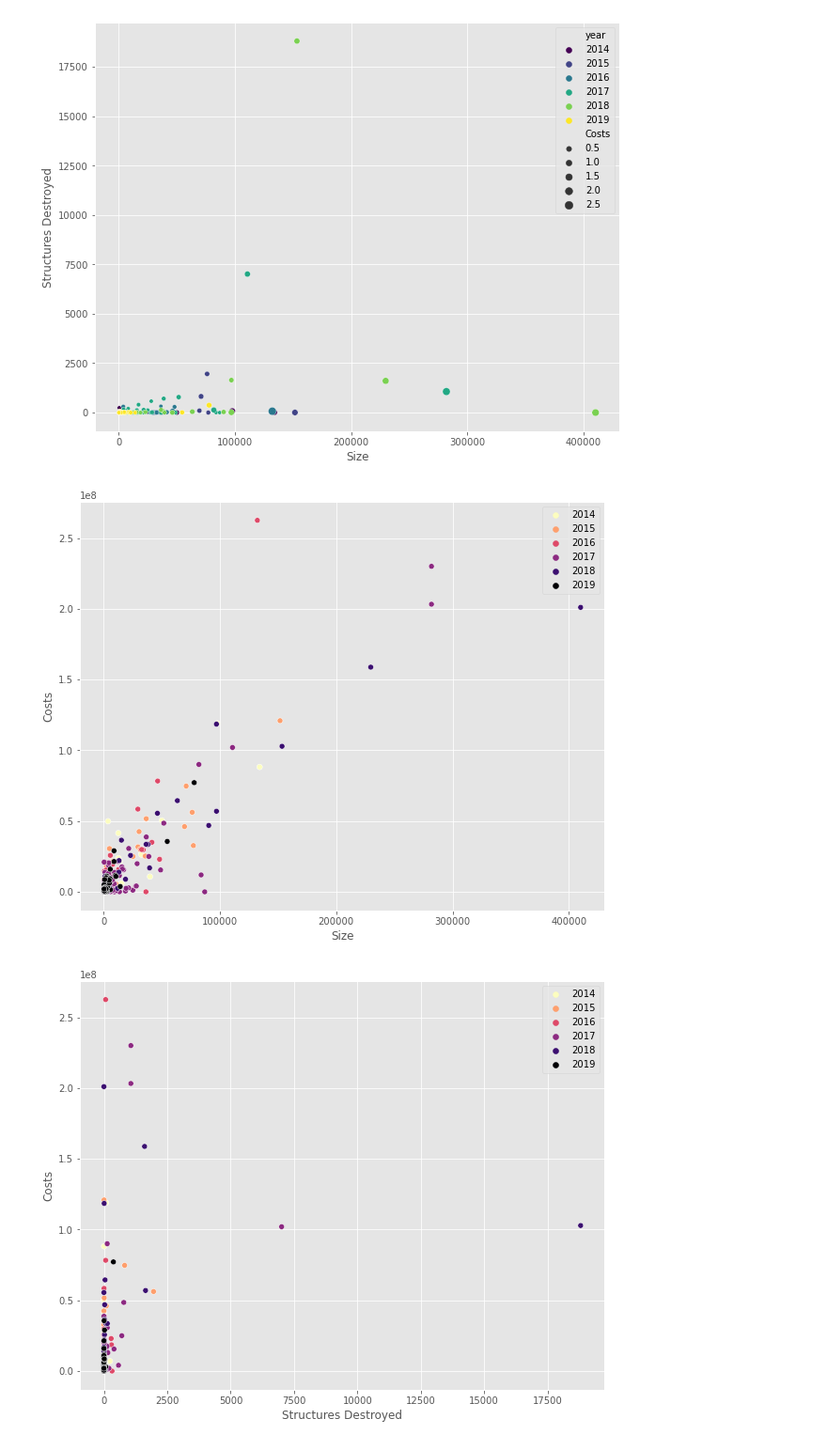
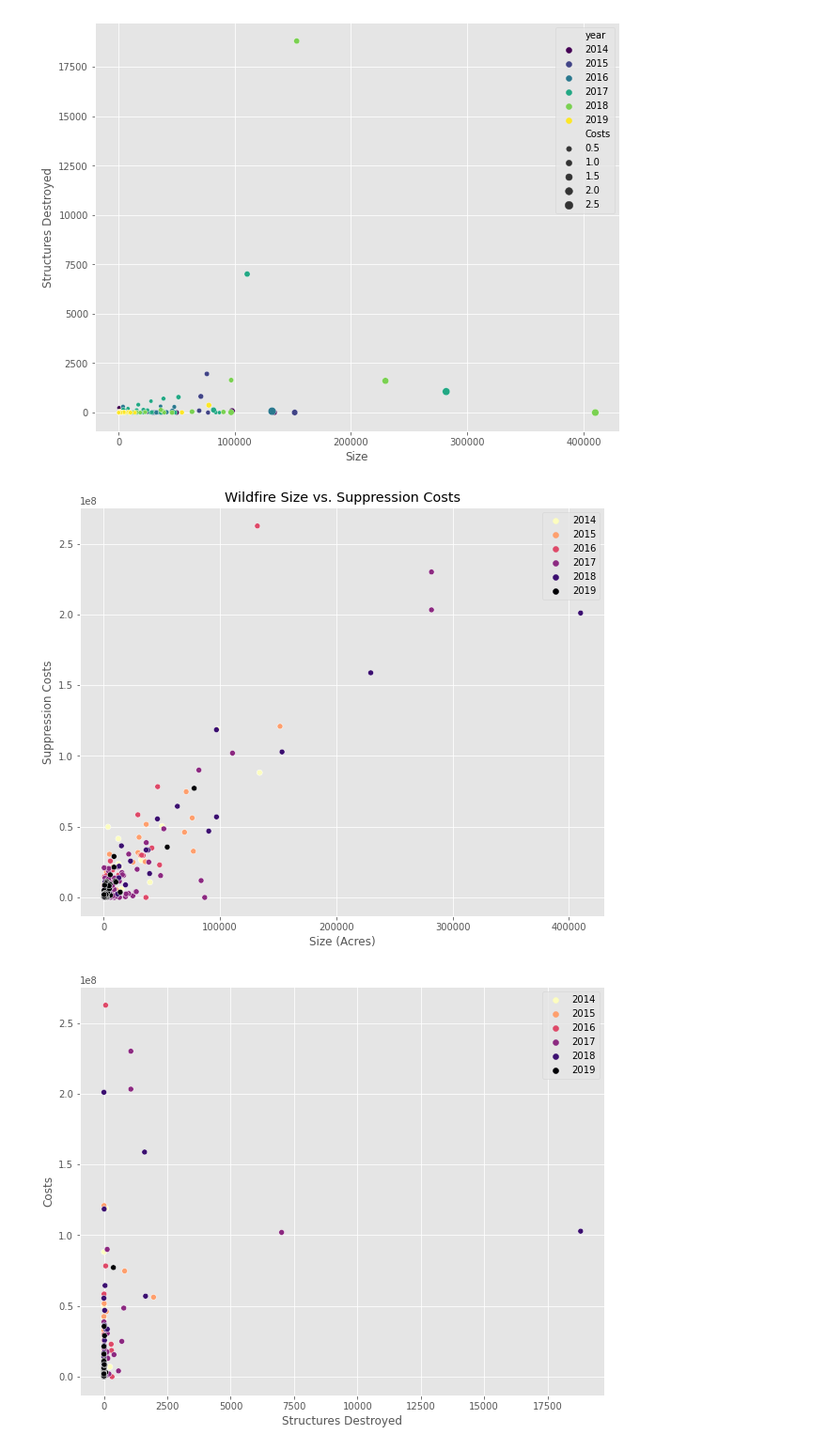
Before and after one commit to jefremides/Project_5, a Jupyter notebook: 03_EDA/claire_eda.ipynb, the cells around one changed output. Shown: that part at 94% size. Saved outputs shown, nothing was run; the diff lists cells and outputs as text; code cells hidden in the pictures.

```diff
--- a/03_EDA/claire_eda.ipynb
+++ b/03_EDA/claire_eda.ipynb
@@ -59,14 +59,17 @@ plt.legend(loc='best');
 # %%
 plt.style.use('ggplot')
 plt.subplots(figsize=(10,8))
 sns.scatterplot(x = 'Size',
                 y = 'Costs',
                 data = fires_df_clean,
                 hue='year',
                 palette='magma_r')
-plt.legend(loc='best');
+plt.legend(loc='best')
+plt.title('Wildfire Size vs. Suppression Costs')
+plt.xlabel('Size (Acres)')
+plt.ylabel('Suppression Costs');
 # %% [output]
-[figure, old version]
+[figure, new version]
 # %%
 plt.style.use('ggplot')
 plt.subplots(figsize=(10,8))
```
Also changed, not shown: parts of 18 cells of this notebook, 1 other file.
